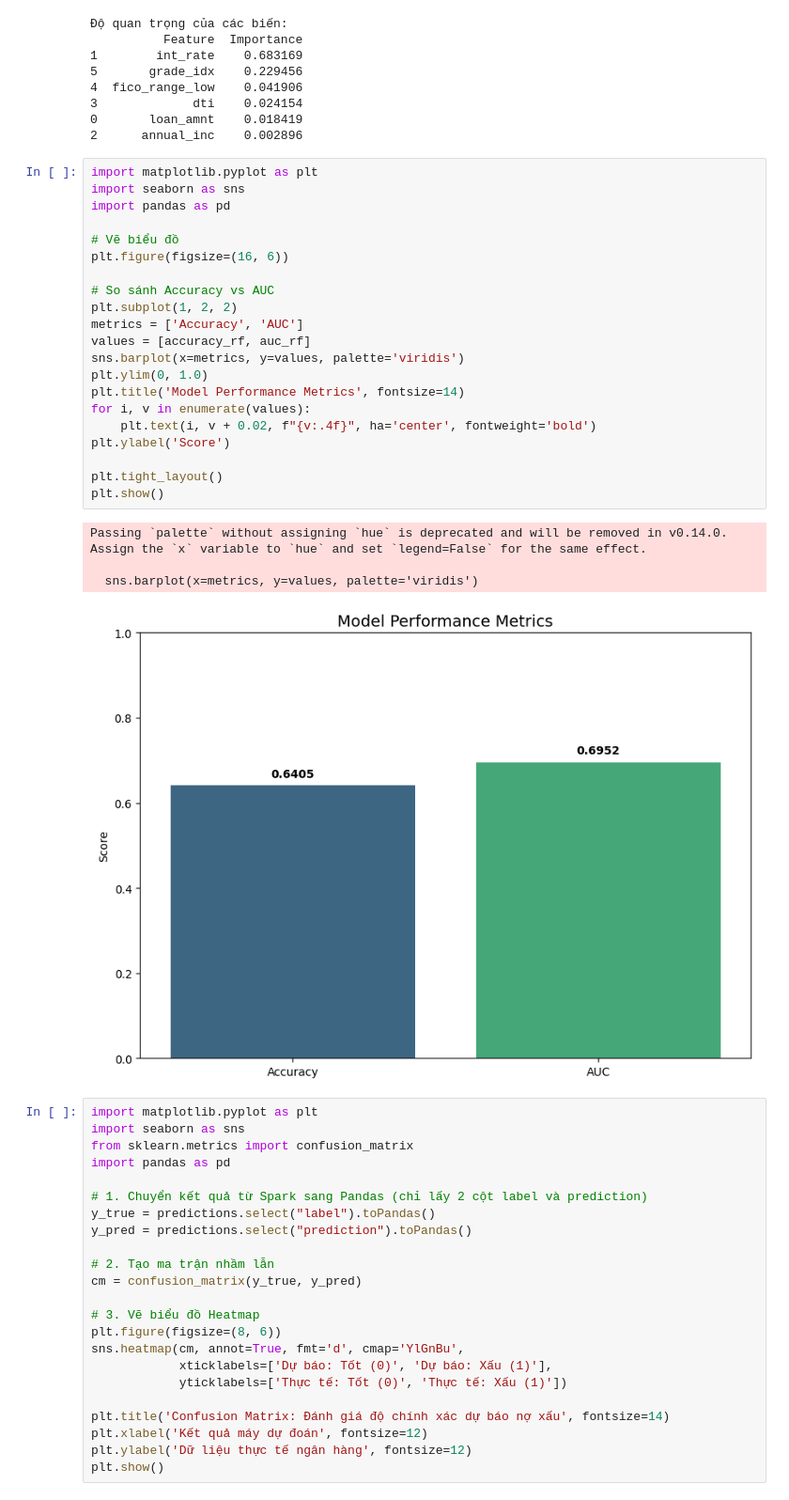
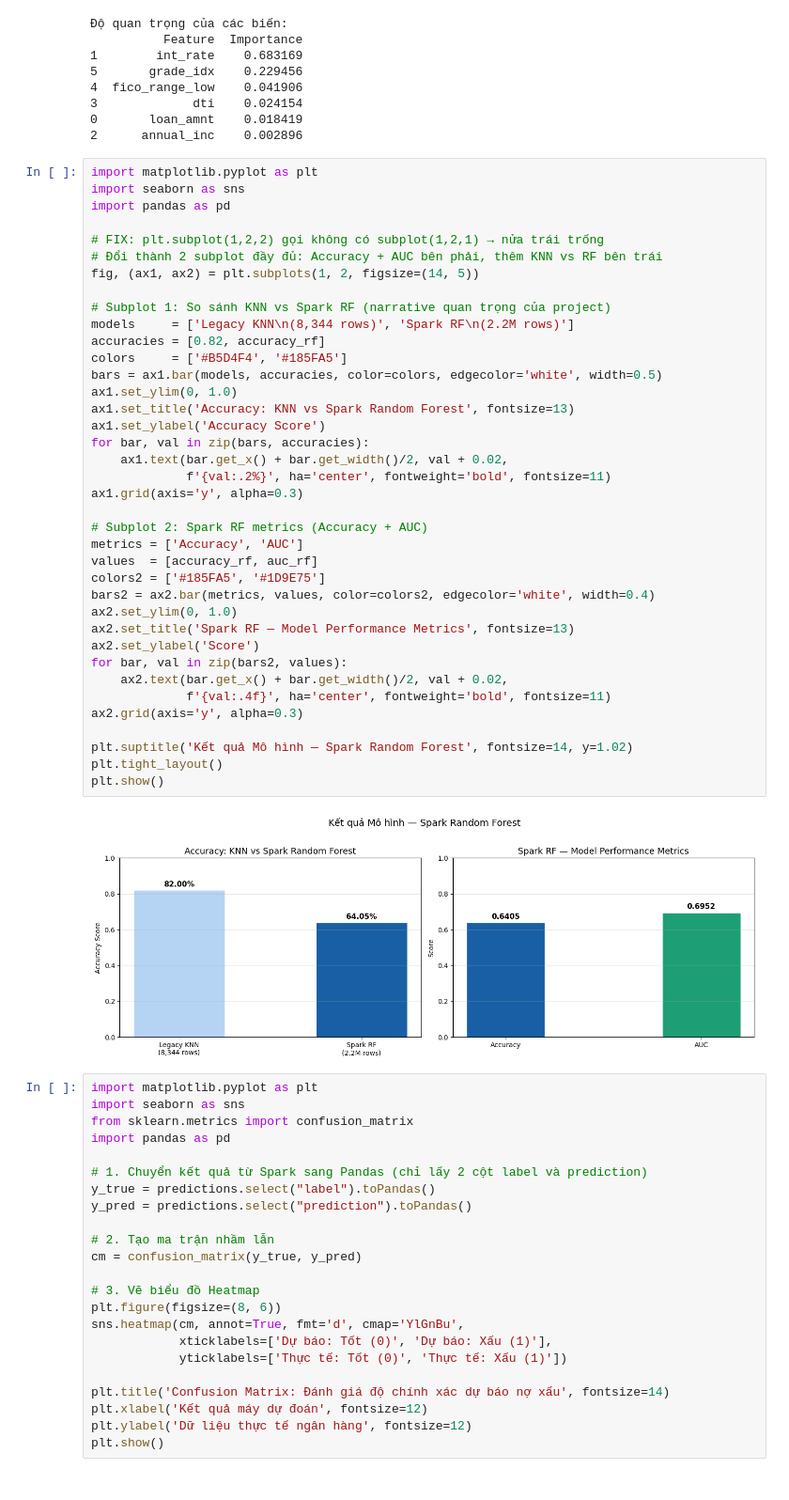
Before and after one commit to PhcPh4m/Bank-Loan-Default-Prediction, a Jupyter notebook: notebook/Bank_Loan_Classification_Large_Scale_System.ipynb, the cells around one changed output. Shown at 94% size. Drawn from its saved outputs; the diff is of its cells as text.

```diff
--- a/notebook/Bank_Loan_Classification_Large_Scale_System.ipynb
+++ b/notebook/Bank_Loan_Classification_Large_Scale_System.ipynb
@@ -399,32 +683,46 @@ print(fi_df.sort_values(by='Importance', ascending=False))
 3             dti    0.024154
 0       loan_amnt    0.018419
 2      annual_inc    0.002896
-# %%
-import matplotlib.pyplot as plt
-import seaborn as sns
-import pandas as pd
-
-# Vẽ biểu đồ
-plt.figure(figsize=(16, 6))
-
-# So sánh Accuracy vs AUC
-plt.subplot(1, 2, 2)
-metrics = ['Accuracy', 'AUC']
-values = [accuracy_rf, auc_rf]
-sns.barplot(x=metrics, y=values, palette='viridis')
-plt.ylim(0, 1.0)
-plt.title('Model Performance Metrics', fontsize=14)
-for i, v in enumerate(values):
-    plt.text(i, v + 0.02, f"{v:.4f}", ha='center', fontweight='bold')
-plt.ylabel('Score')
-
-plt.tight_layout()
-plt.show()
-# %% [output]
-Passing `palette` without assigning `hue` is deprecated and will be removed in v0.14.0. Assign the `x` variable to `hue` and set `legend=False` for the same effect.
-
-  sns.barplot(x=metrics, y=values, palette='viridis')
-[figure, removed]
+# %%
+import matplotlib.pyplot as plt
+import seaborn as sns
+import pandas as pd
+
+# FIX: plt.subplot(1,2,2) gọi không có subplot(1,2,1) → nửa trái trống
+# Đổi thành 2 subplot đầy đủ: Accuracy + AUC bên phải, thêm KNN vs RF bên trái
+fig, (ax1, ax2) = plt.subplots(1, 2, figsize=(14, 5))
+
+# Subplot 1: So sánh KNN vs Spark RF (narrative quan trọng của project)
+models     = ['Legacy KNN\n(8,344 rows)', 'Spark RF\n(2.2M rows)']
+accuracies = [0.82, accuracy_rf]
+colors     = ['#B5D4F4', '#185FA5']
+bars = ax1.bar(models, accuracies, color=colors, edgecolor='white', width=0.5)
+ax1.set_ylim(0, 1.0)
+ax1.set_title('Accuracy: KNN vs Spark Random Forest', fontsize=13)
+ax1.set_ylabel('Accuracy Score')
+for bar, val in zip(bars, accuracies):
+    ax1.text(bar.get_x() + bar.get_width()/2, val + 0.02,
+             f'{val:.2%}', ha='center', fontweight='bold', fontsize=11)
+ax1.grid(axis='y', alpha=0.3)
+
+# Subplot 2: Spark RF metrics (Accuracy + AUC)
+metrics = ['Accuracy', 'AUC']
+values  = [accuracy_rf, auc_rf]
+colors2 = ['#185FA5', '#1D9E75']
+bars2 = ax2.bar(metrics, values, color=colors2, edgecolor='white', width=0.4)
+ax2.set_ylim(0, 1.0)
+ax2.set_title('Spark RF — Model Performance Metrics', fontsize=13)
+ax2.set_ylabel('Score')
+for bar, val in zip(bars2, values):
+    ax2.text(bar.get_x() + bar.get_width()/2, val + 0.02,
+             f'{val:.4f}', ha='center', fontweight='bold', fontsize=11)
+ax2.grid(axis='y', alpha=0.3)
+
+plt.suptitle('Kết quả Mô hình — Spark Random Forest', fontsize=14, y=1.02)
+plt.tight_layout()
+plt.show()
+# %% [output]
+[figure, added]
 # %%
 import matplotlib.pyplot as plt
 import seaborn as sns
```
Also changed, not shown: parts of 7 cells of this notebook.
